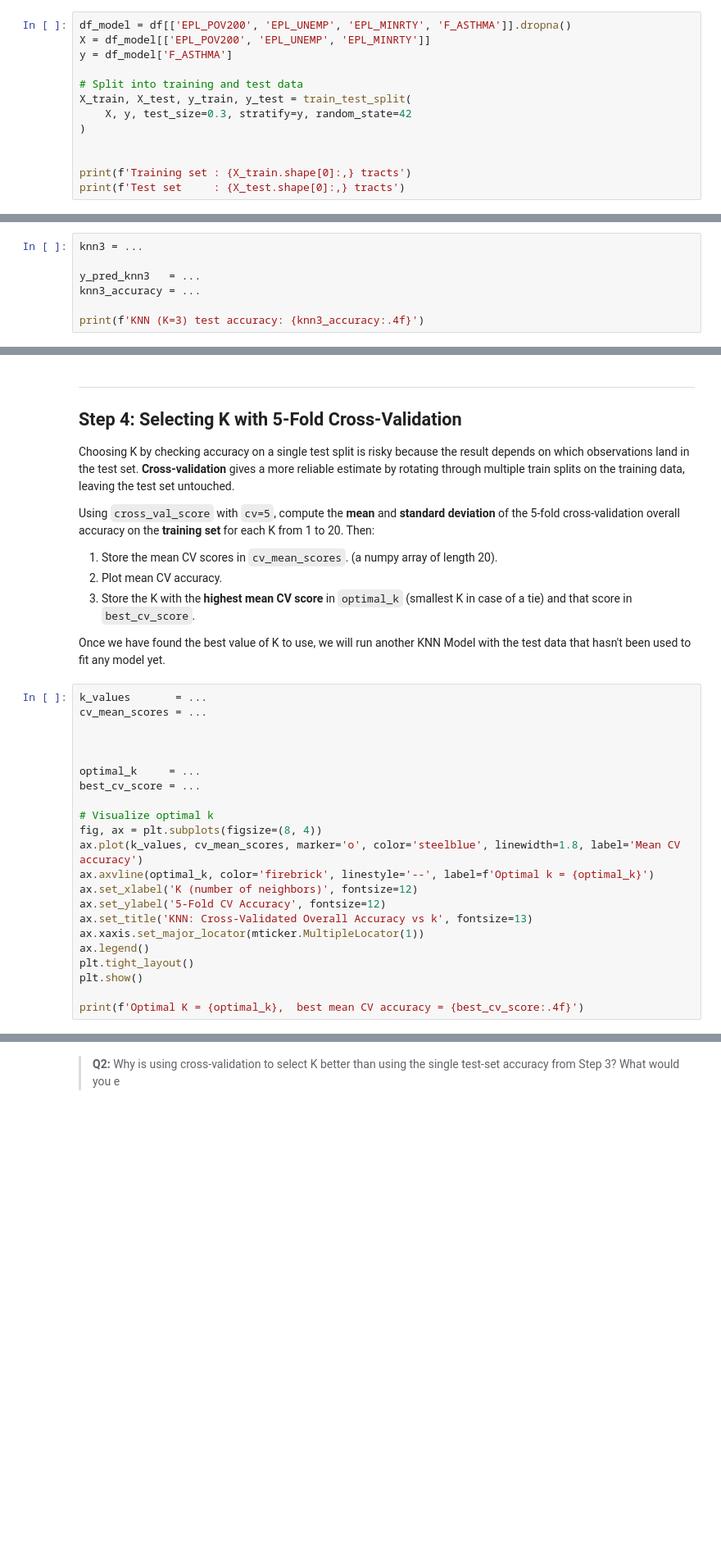
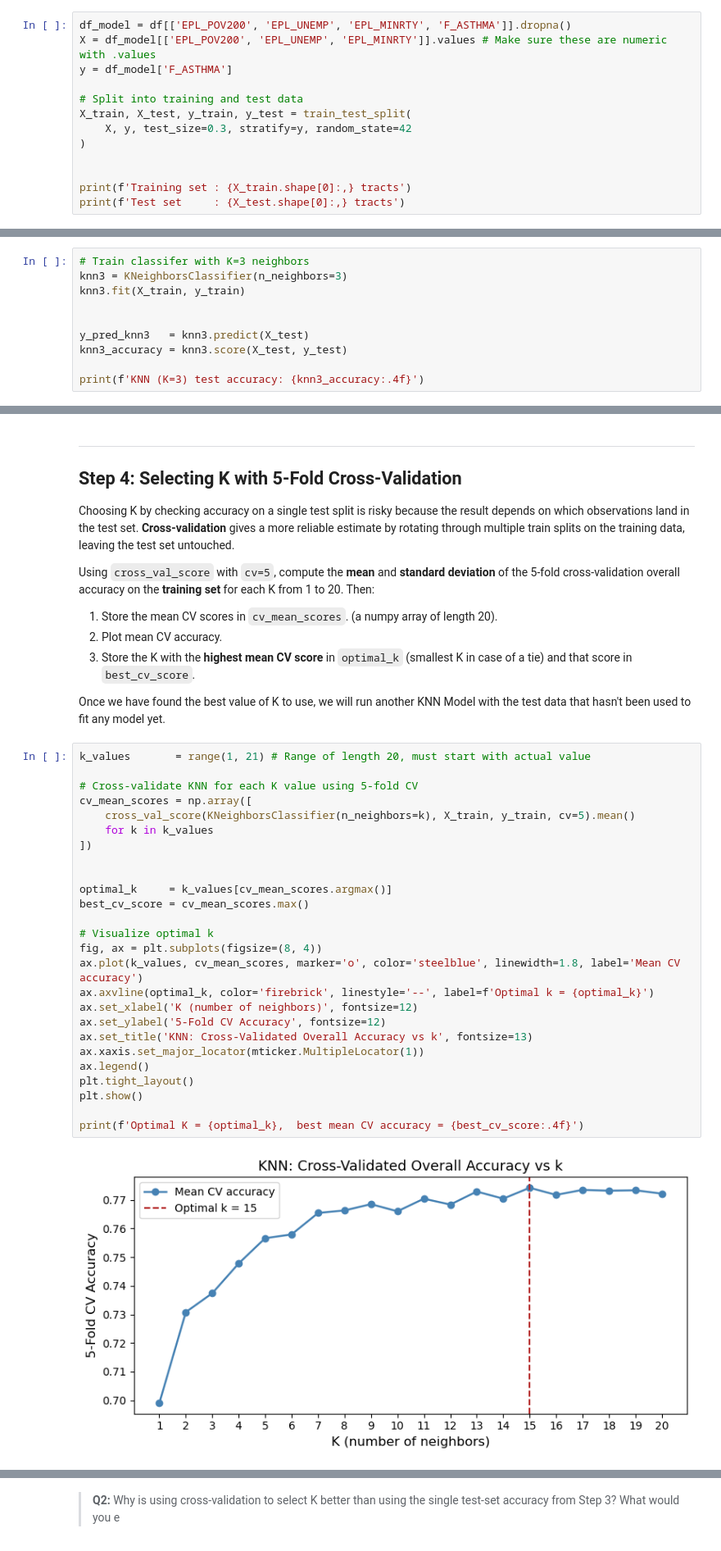
Before and after one commit to ht-oliver/assignment-2, a Jupyter notebook: task2/hw2-task2.ipynb, the cells around one changed output, grey strips where cells are left out. Shown at 82% size. Drawn from its saved outputs; the diff is of its cells as text; blank space fills up the shorter version.

````diff
--- a/task2/hw2-task2.ipynb
+++ b/task2/hw2-task2.ipynb
@@ -126,7 +126,7 @@ Complete the following steps:
 Because all three predictors are already percentile ranks on a 0–1 scale, features won't dominate KNN distances due to differing units, so no standardization step is needed.
 # %%
 df_model = df[['EPL_POV200', 'EPL_UNEMP', 'EPL_MINRTY', 'F_ASTHMA']].dropna()
-X = df_model[['EPL_POV200', 'EPL_UNEMP', 'EPL_MINRTY']]
+X = df_model[['EPL_POV200', 'EPL_UNEMP', 'EPL_MINRTY']].values # Make sure these are numeric with .values
 y = df_model['F_ASTHMA']
 
 # Split into training and test data
@@ -175,9 +159,12 @@ acc = accuracy_score(y_test, y_pred)  # 4. evaluate
 ```
 We'll use k = 3 here as a baseline, then use cross-validation in Step 4 to find the optimal k.
 # %%
-knn3 = ...
+# Train classifer with K=3 neighbors
+knn3 = KNeighborsClassifier(n_neighbors=3)
+knn3.fit(X_train, y_train)
 
-y_pred_knn3   = ...
-knn3_accuracy = ...
+
+y_pred_knn3   = knn3.predict(X_test)
+knn3_accuracy = knn3.score(X_test, y_test)
 
 print(f'KNN (K=3) test accuracy: {knn3_accuracy:.4f}')
@@ -197,24 +188,30 @@ Using `cross_val_score` with `cv=5`, compute the **mean** and **standard deviati
 
 Once we have found the best value of K to use, we will run another KNN Model with the test data that hasn't been used to fit any model yet.
 # %%
-k_values       = ...
-cv_mean_scores = ...
+k_values       = range(1, 21) # Range of length 20, must start with actual value
+
+# Cross-validate KNN for each K value using 5-fold CV
+cv_mean_scores = np.array([
+    cross_val_score(KNeighborsClassifier(n_neighbors=k), X_train, y_train, cv=5).mean()
+    for k in k_values
+])
 
 
-
-optimal_k     = ...
-best_cv_score = ...
+optimal_k     = k_values[cv_mean_scores.argmax()]
+best_cv_score = cv_mean_scores.max()
 
 # Visualize optimal k
 fig, ax = plt.subplots(figsize=(8, 4))
 ax.plot(k_values, cv_mean_scores, marker='o', color='steelblue', linewidth=1.8, label='Mean CV accuracy')
 ax.axvline(optimal_k, color='firebrick', linestyle='--', label=f'Optimal k = {optimal_k}')
 ax.set_xlabel('K (number of neighbors)', fontsize=12)
 ax.set_ylabel('5-Fold CV Accuracy', fontsize=12)
 ax.set_title('KNN: Cross-Validated Overall Accuracy vs k', fontsize=13)
 ax.xaxis.set_major_locator(mticker.MultipleLocator(1))
 ax.legend()
 plt.tight_layout()
 plt.show()
 
 print(f'Optimal K = {optimal_k},  best mean CV accuracy = {best_cv_score:.4f}')
+# %% [output]
+[figure, added]
````
Also changed, not shown: parts of 6 cells of this notebook.
